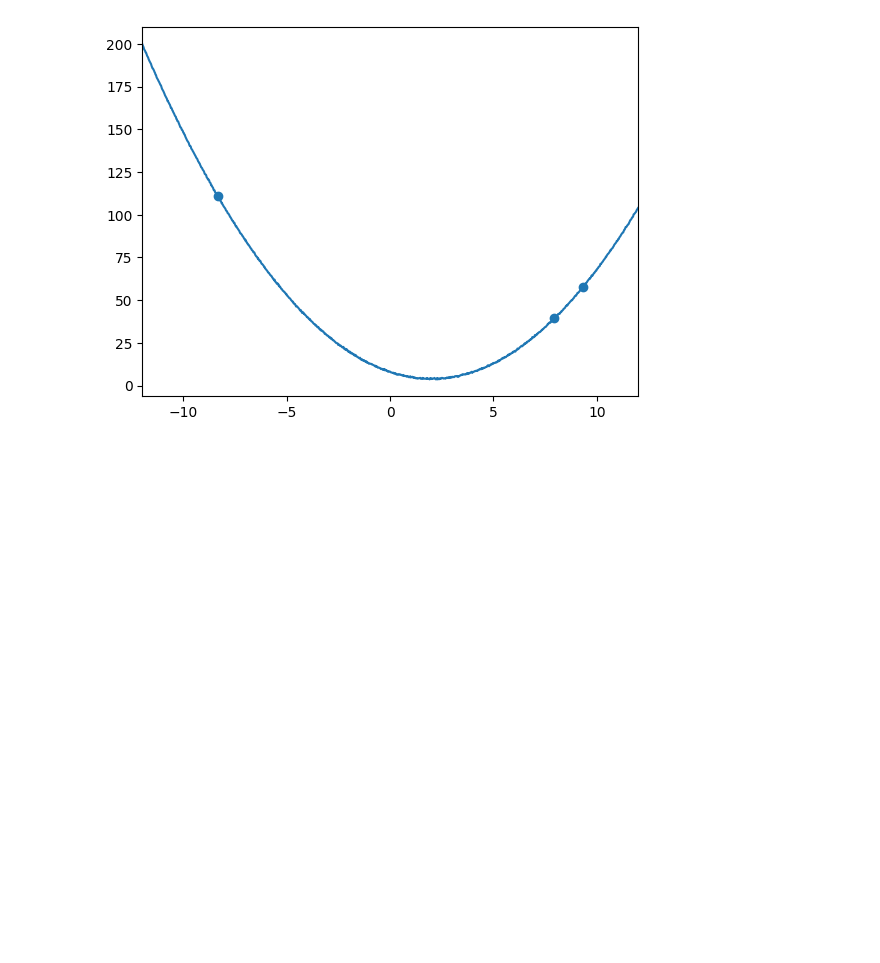
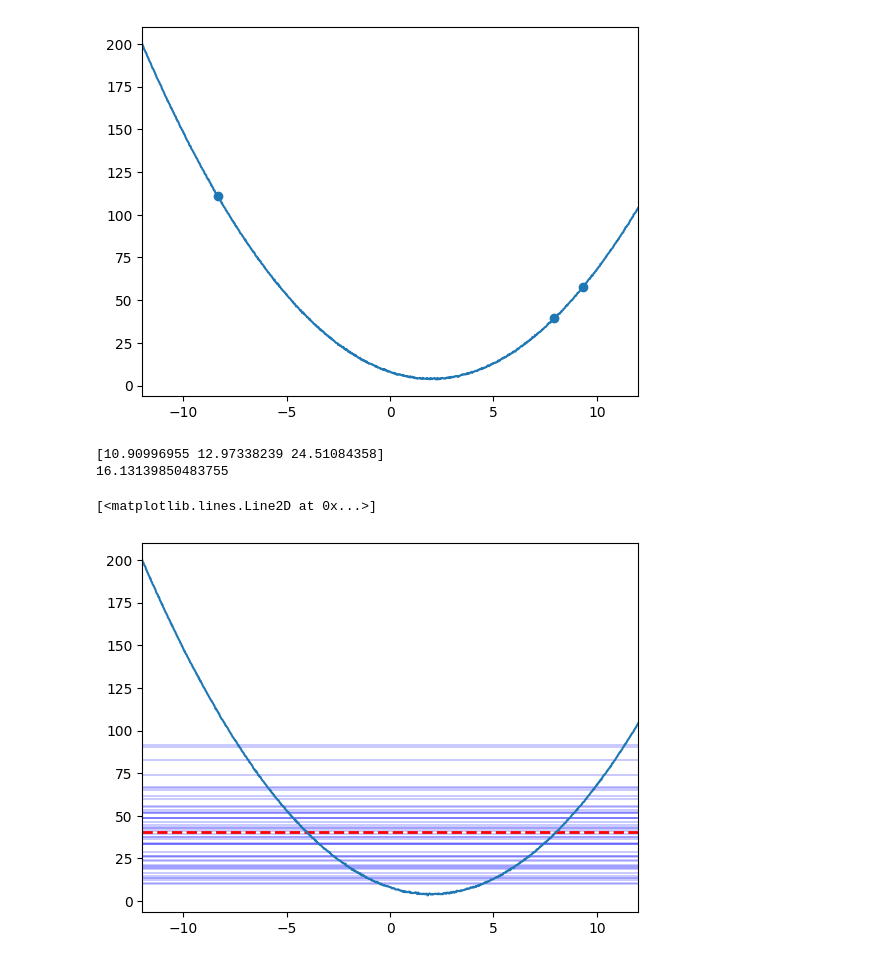
Before and after one commit to Bapi2X22/Data_Science_Assignment, a Jupyter notebook: My_Code.ipynb, the cells around one changed output. Drawn from its saved outputs; the diff is of its cells as text; code cells hidden in the pictures; blank space fills up the shorter version.

```diff
--- a/My_Code.ipynb
+++ b/My_Code.ipynb
@@ -6,15 +7,15 @@ import matplotlib.pyplot as plt
 # %%
-x = np.linspace (-12,12,1000)
-def fnc(x,N):   # N is number of data points to be generated from the target function.
-#If you want to generate a single data point put N=1. If you want to plot the target function put higher value of N.
-    N = np.random.normal(0,0.2,N)
-    return (x-2)**2 + 4 + N
+def fnc(x,Np):   # Np is number of data points to be generated from the target function.
+#If you want to generate a single data point put Np=1. If you want to plot the target function put higher value of Np.
+    Noise = np.random.normal(0,0.2,Np)
+    return (x-2)**2 + 4 + Noise
 plt.title("The target function")
 # plt.xlim(0,4)
 # plt.ylim(0,10)
 plt.xlabel("x")
 plt.ylabel("y")
 # plt.scatter(x,y)
+x = np.linspace (-12,12,1000)
 plt.plot(x,fnc(x,1000))
 # %% [output]
 [<matplotlib.lines.Line2D at 0x...>]
@@ -50,3 +45,44 @@ plt.plot(x,fnc(x,1000))
  [ -8.31854451 110.72311082]]
 [<matplotlib.lines.Line2D at 0x...>]
 [figure]
+# %%
+n_dataset = 1
+b_list = []
+for i in range(n_dataset):
+    xl = np.random.uniform(-10,10,3)
+    yl = fnc(xl,3)
+    def mse(b):
+        return np.sum((yl-b)**2)/3
+    result = minimize_scalar(
+    lambda x: mse(x),  # Negative for maximization
+    bounds=(0,300),  # Search range
+    method='bounded')
+    b_opt = result["x"]
+    print(yl)
+    print (b_opt)
+# %% [output]
+[10.90996955 12.97338239 24.51084358]
+16.13139850483755
+# %%
+n_dataset = 50
+b_list = []
+for i in range(n_dataset):
+    xl = np.random.uniform(-10,10,3)
+    yl = fnc(xl,3)
+    def mse(b):
+        return np.sum((yl-b)**2)/3
+    result = minimize_scalar(
+    lambda x: mse(x),  # Negative for maximization
+    bounds=(0,300),  # Search range
+    method='bounded')
+    b_opt = result["x"]
+    b_list.append(b_opt)
+    plt.xlim(-12,12)
+    plt.plot(x,b_opt*np.ones(1000),c='b',lw=0.3)
+b = np.mean(b_list)
+plt.xlim(-12,12)
+plt.plot(x,(b*np.ones(1000)),ls = '--',c='r',lw=2)
+plt.plot(x,fnc(x,1000))
+# %% [output]
+[<matplotlib.lines.Line2D at 0x...>]
+[figure, added]
```
Also changed, not shown: parts of 5 cells of this notebook, 1 other file.
